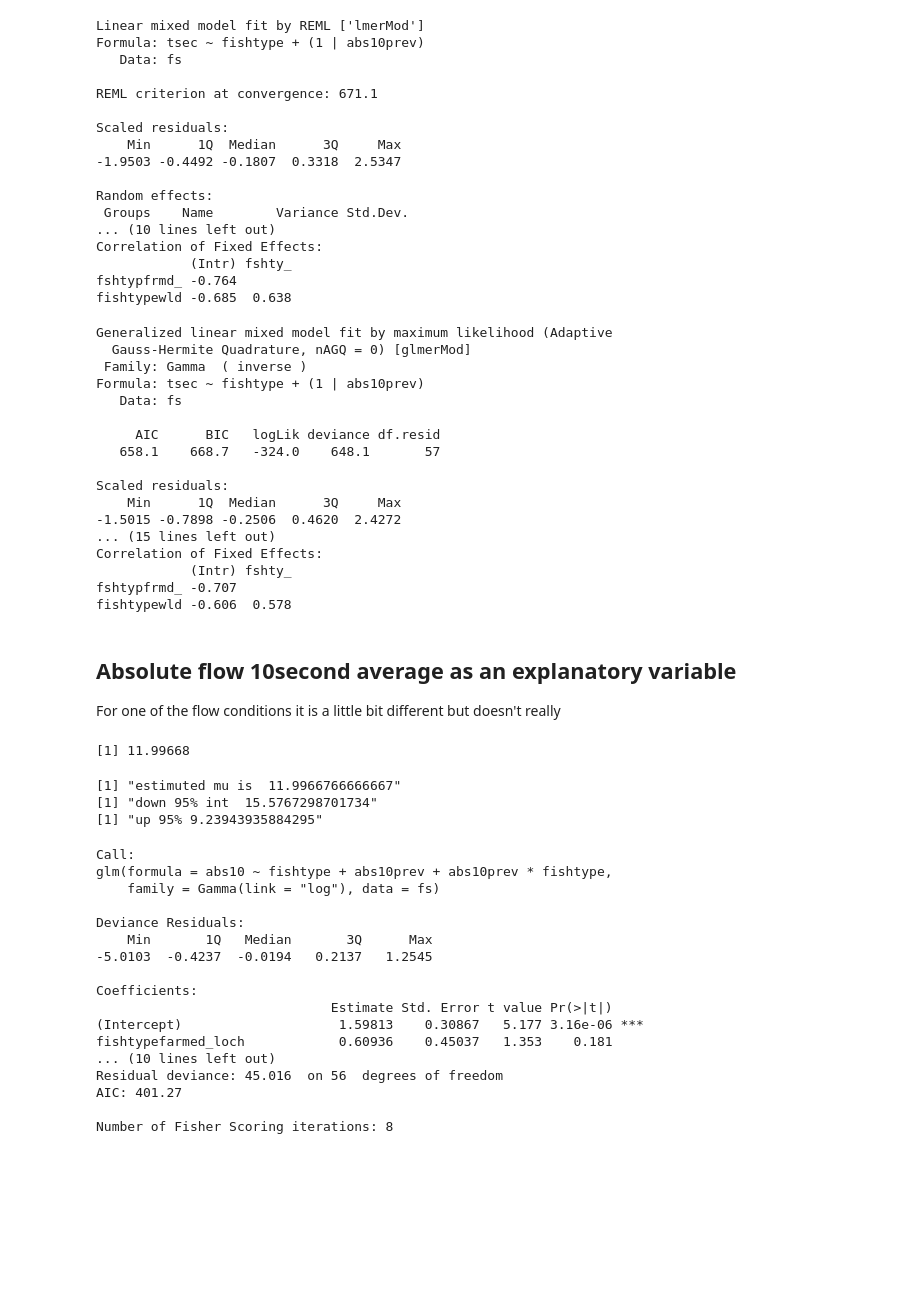
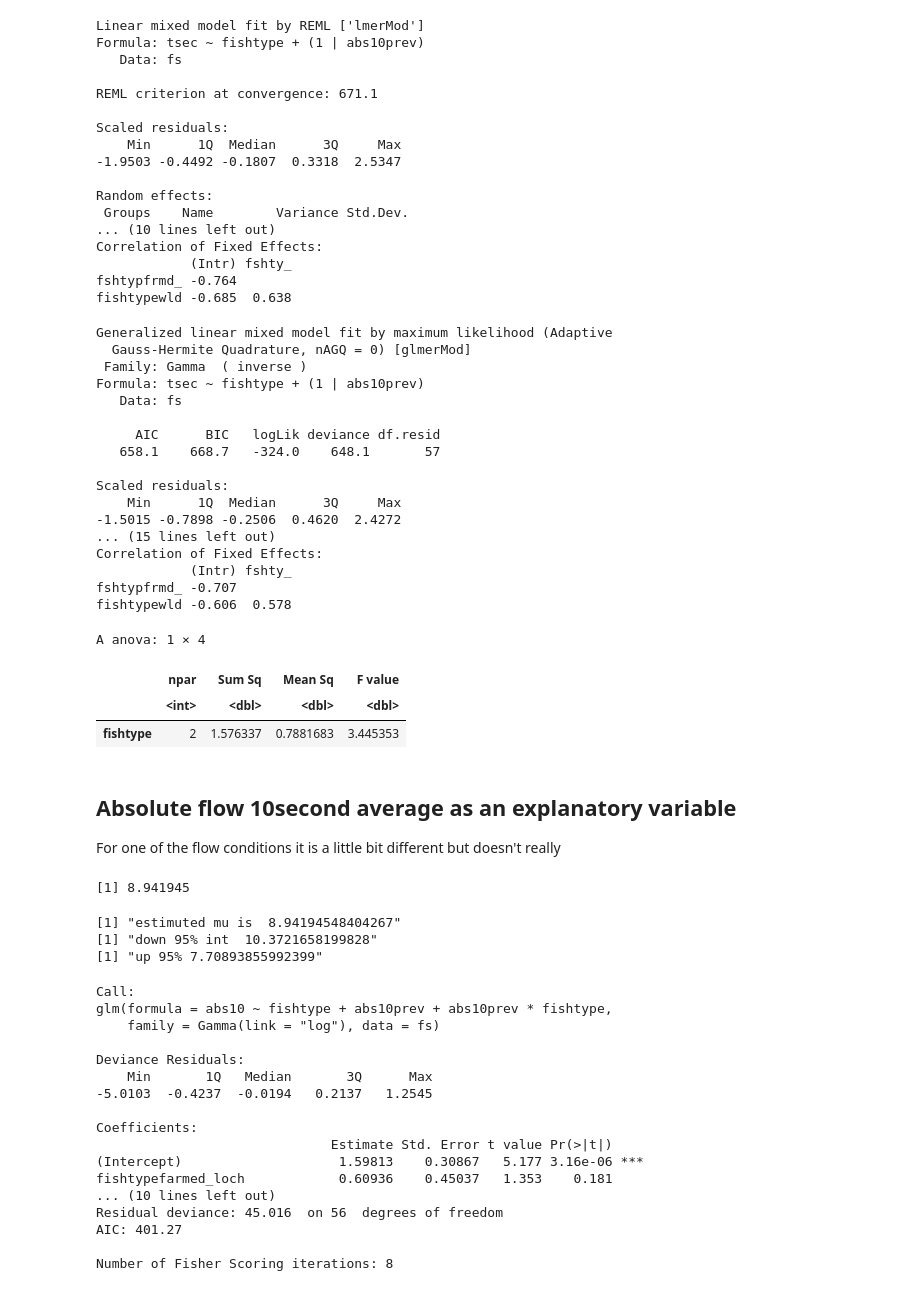
Before and after one commit to mixmixmix/imgtext, a Jupyter notebook: statistical_tests.ipynb, the cells around one changed output. Saved outputs shown, nothing was run; the diff lists cells and outputs as text; code cells hidden in the pictures; blank space fills up the shorter version.

Commit message:
models finalised maybe

```diff
--- a/statistical_tests.ipynb
+++ b/statistical_tests.ipynb
@@ -349,30 +280,34 @@ fishtypewld -0.685  0.638
 # %%
 modeltime3 <- glmer(tsec ~ fishtype + (1 | abs10prev),fs,family='Gamma',nAGQ = 0)
 # I had some model convergence error:
 #https://stats.stackexchange.com/questions/412185/model-is-nearly-unidentifiable-very-large-eigenvalue
 #NAGQ: from docs: A value of zero uses a faster but less exact form of parameter estimation for GLMMs by optimizing
 #the random effects and the fixed-effects coefficients in the penalized iteratively reweighted least squares step.
 
-
 summary(modeltime3)
+anova(modeltime3)
 # %% [output]
 Generalized linear mixed model fit by maximum likelihood (Adaptive
   Gauss-Hermite Quadrature, nAGQ = 0) [glmerMod]
  Family: Gamma  ( inverse )
 Formula: tsec ~ fishtype + (1 | abs10prev)
    Data: fs
 
      AIC      BIC   logLik deviance df.resid
    658.1    668.7   -324.0    648.1       57
 
 Scaled residuals:
     Min      1Q  Median      3Q     Max
 -1.5015 -0.7898 -0.2506  0.4620  2.4272
 ... (15 lines left out)
 Correlation of Fixed Effects:
             (Intr) fshty_
 fshtypfrmd_ -0.707
 fishtypewld -0.606  0.578
+A anova: 1 × 4
+|  | npar | Sum Sq | Mean Sq | F value |
+|  | <int> | <dbl> | <dbl> | <dbl> |
+| fishtype | 2 | 1.576337 | 0.7881683 | 3.445353 |
 # %% [markdown]
 ## Absolute flow 10second average as an explanatory variable
 
@@ -380,30 +315,30 @@ For one of the flow conditions it is a little bit different but doesn't really
 # %%
 fs$abs10 <- fs$abs10 + 0.00001 # there are some values equal 0 we cannto model gamm with that so we shift all ever so slightly
 # %%
-#fsx <- fs
-fsx <- subset(fs, fishtype == 'wild')
+fsx <- fs
+#fsx <- subset(fs, fishtype == 'wild')
 #fsx <- subset(fs, fishtype == 'farmed_loch')
 #fsx <- subset(fs, fishtype == 'farmed_in')
 
 #First we fit gamma distribution directly to the absolute 10s flow
 #at the moment and point of turning to get the central estmate and confidence intervals
 
-modelflow0 <- glm(abs10 ~ 1,fsx,family=Gamma(link="log"))
-modelflow0$family$linkinv(modelflow0$coef[[1]])
+modeltimegauss <- glm(abs10 ~ 1,fsx,family=Gamma(link="log"))
+modeltimegauss$family$linkinv(modeltimegauss$coef[[1]])
 
-cm <- modelflow0$family$linkinv(modelflow0$coef[[1]])
-cup <- modelflow0$family$linkinv(summary(modelflow0)$coefficients[,1]+1.96*summary(modelflow0)$coefficients[,2])
-cdo <- modelflow0$family$linkinv(summary(modelflow0)$coefficients[,1]-1.96*summary(modelflow0)$coefficients[,2])
+cm <- modeltimegauss$family$linkinv(modeltimegauss$coef[[1]])
+cup <- modeltimegauss$family$linkinv(summary(modeltimegauss)$coefficients[,1]+1.96*summary(modeltimegauss)$coefficients[,2])
+cdo <- modeltimegauss$family$linkinv(summary(modeltimegauss)$coefficients[,1]-1.96*summary(modeltimegauss)$coefficients[,2])
 
 #95% confidence limits
 print(paste('estimuted mu is ', cm))
 print(paste('down 95% int ', cup))
 print(paste('up 95%', cdo))
 # %% [output]
-[1] 11.99668
+[1] 8.941945
-[1] "estimuted mu is  11.9966766666667"
-[1] "down 95% int  15.5767298701734"
-[1] "up 95% 9.23943935884295"
+[1] "estimuted mu is  8.94194548404267"
+[1] "down 95% int  10.3721658199828"
+[1] "up 95% 7.70893855992399"
 # %%
 #boxplot(fs$abs10 ~ fs$fsdir)
 boxplot(fs$abs10 ~ fs$fishtype)
```
Also changed, not shown: parts of 30 cells of this notebook.
